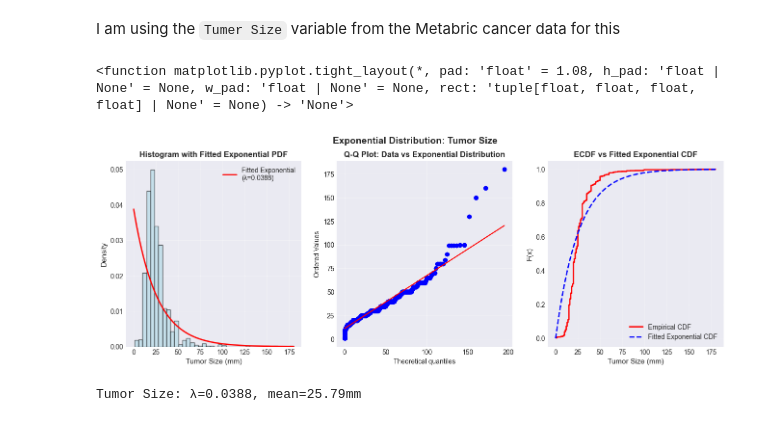
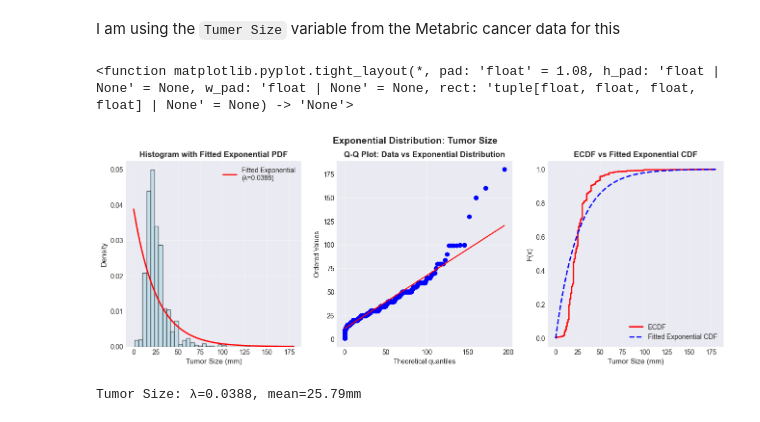
Before and after one commit to chloeob74/UU_Assignments, a Jupyter notebook: assignment_6.ipynb, the cells around one changed output. Cells and saved outputs as stored; diff of their text form; code cells hidden in the pictures.

```diff
--- a/assignment_6.ipynb
+++ b/assignment_6.ipynb
@@ -789,35 +789,35 @@ fig.suptitle('Exponential Distribution: Tumor Size', fontsize = 14, fontweight =
 axes[0].hist(tumor_size_data, bins=40, density=True, alpha=0.6, color='lightblue', edgecolor='black')
 x_fit = np.linspace(0, tumor_size_data.max(), 500)
 loc_fit, scale_fit = stats.expon.fit(tumor_size_data, floc=0)
 lam_fit = 1/scale_fit
 axes[0].plot(x_fit, stats.expon.pdf(x_fit, loc=loc_fit, scale=scale_fit), 'r-',
              linewidth=2, label=f'Fitted Exponential\n(λ={lam_fit:.4f})')
 axes[0].set_xlabel('Tumor Size (mm)', fontsize=11)
 axes[0].set_ylabel('Density', fontsize=11)
 axes[0].set_title('Histogram with Fitted Exponential PDF', fontweight='bold')
 axes[0].legend()
 axes[0].grid(True, alpha=0.3)
 
 # QQ plot
 stats.probplot(tumor_size_data, dist = stats.expon, sparams=(loc_fit, scale_fit), plot=axes[1])
 axes[1].set_title('Q-Q Plot: Data vs Exponential Distribution', fontweight='bold')
 axes[1].grid(True, alpha=0.3)
 
 # EDCF Comparison
 tumor_sorted = np.sort(tumor_size_data)
 ecdf_tumor = np.arange(1, len(tumor_sorted)+1) / len(tumor_sorted)
-axes[2].step(tumor_sorted, ecdf_tumor, 'r-', linewidth=2, label='Empirical CDF', where='post')
+axes[2].step(tumor_sorted, ecdf_tumor, 'r-', linewidth=2, label='ECDF', where='post')
 axes[2].plot(x_fit, stats.expon.cdf(x_fit, loc=loc_fit, scale=scale_fit), 'b--', linewidth=2, label='Fitted Exponential CDF')
 axes[2].set_xlabel('Tumor Size (mm)', fontsize=11)
 axes[2].set_ylabel('F(x)', fontsize=11)
 axes[2].set_title('ECDF vs Fitted Exponential CDF', fontweight='bold')
 axes[2].legend()
 axes[2].grid(True, alpha=0.3)
 
 plt.tight_layout
 # %% [output]
 <function matplotlib.pyplot.tight_layout(*, pad: 'float' = 1.08, h_pad: 'float | None' = None, w_pad: 'float | None' = None, rect: 'tuple[float, float, float, float] | None' = None) -> 'None'>
-[figure, old version]
+[figure, new version]
 # %%
 print(f"Tumor Size: λ={lam_fit:.4f}, mean={1/lam_fit:.2f}mm")
 # %% [output]
```
Also changed, not shown: parts of 3 cells of this notebook.
